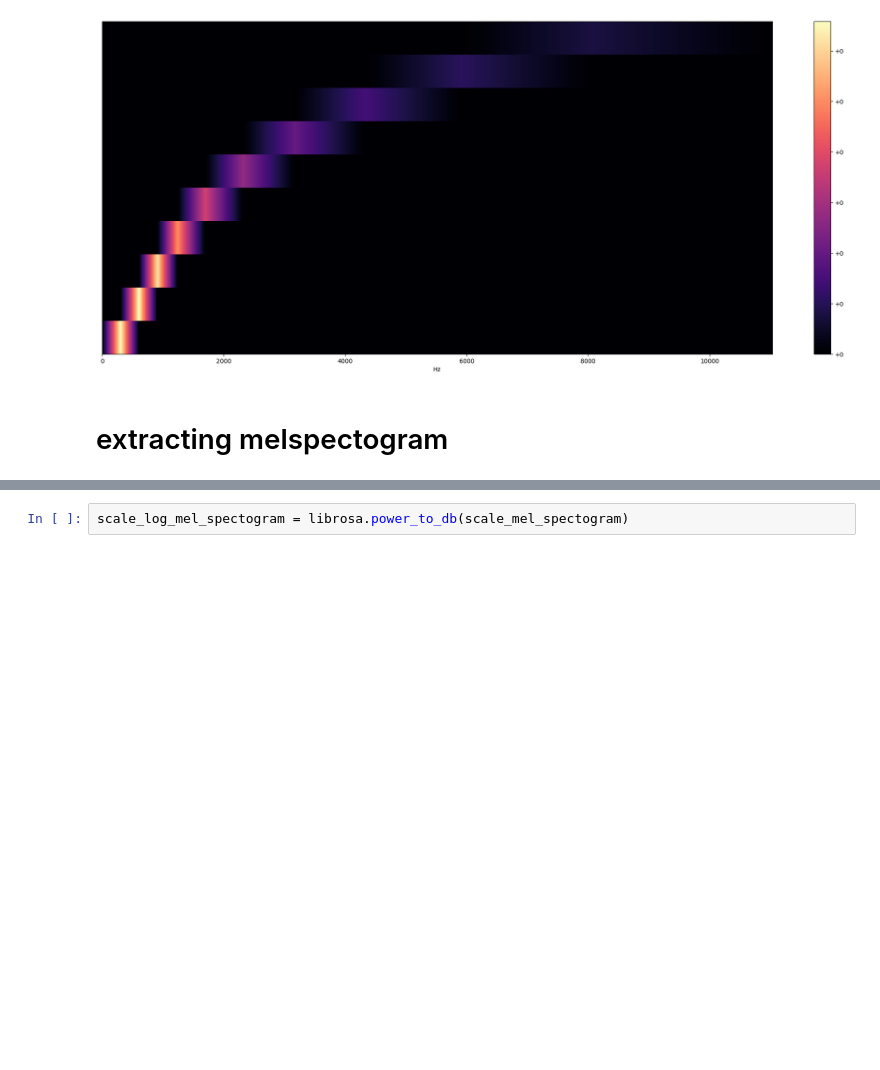
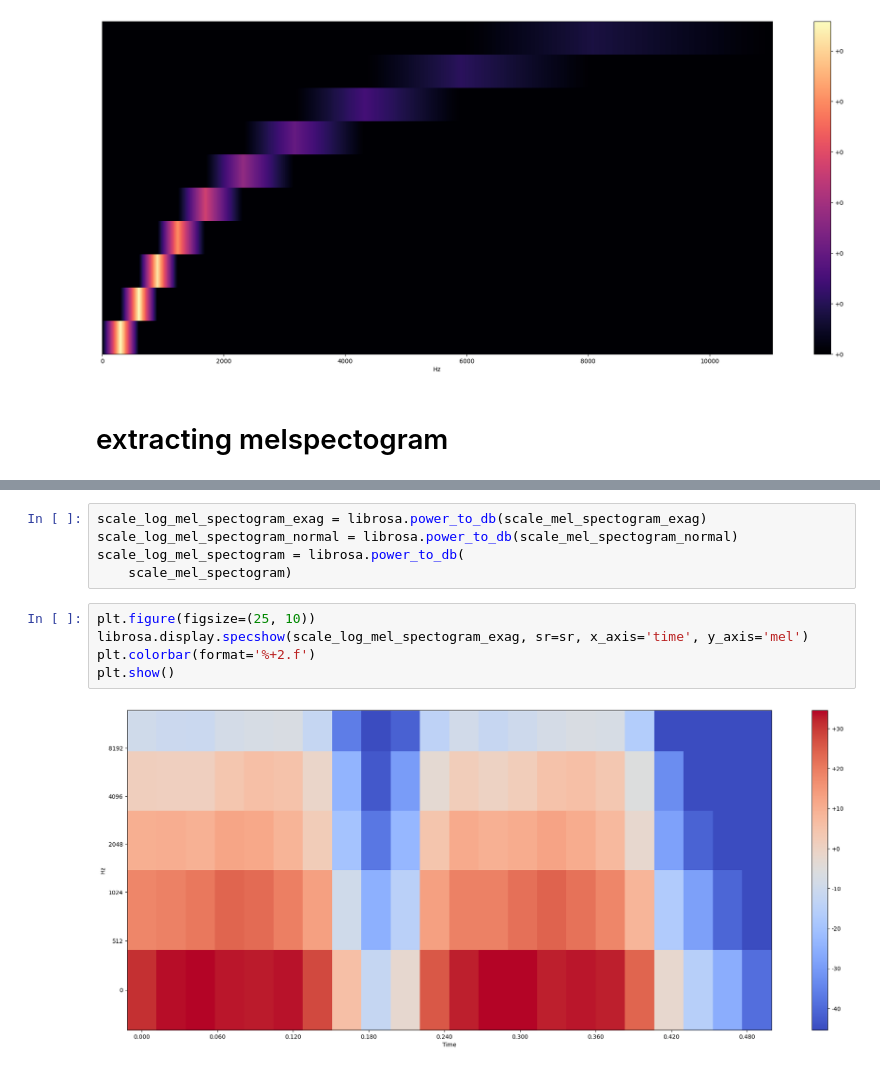
Before and after one commit to aliramsy/Music-Signal-Processing, a Jupyter notebook: extract_mel_spectogram.ipynb, the cells around one changed output, grey strips where cells are left out. Drawn from its saved outputs; the diff is of its cells as text; blank space fills up the shorter version.

```diff
--- a/extract_mel_spectogram.ipynb
+++ b/extract_mel_spectogram.ipynb
@@ -36,2 +127,12 @@ the shape of the array after applying melspectogram:  (10, 342)
-# %%
-scale_log_mel_spectogram = librosa.power_to_db(scale_mel_spectogram)
+# %%
+scale_log_mel_spectogram_exag = librosa.power_to_db(scale_mel_spectogram_exag)
+scale_log_mel_spectogram_normal = librosa.power_to_db(scale_mel_spectogram_normal)
+scale_log_mel_spectogram = librosa.power_to_db(
+    scale_mel_spectogram)
+# %%
+plt.figure(figsize=(25, 10))
+librosa.display.specshow(scale_log_mel_spectogram_exag, sr=sr, x_axis='time', y_axis='mel')
+plt.colorbar(format='%+2.f')
+plt.show()
+# %% [output]
+[figure, added]
```
Also changed, not shown: parts of 13 cells of this notebook.
